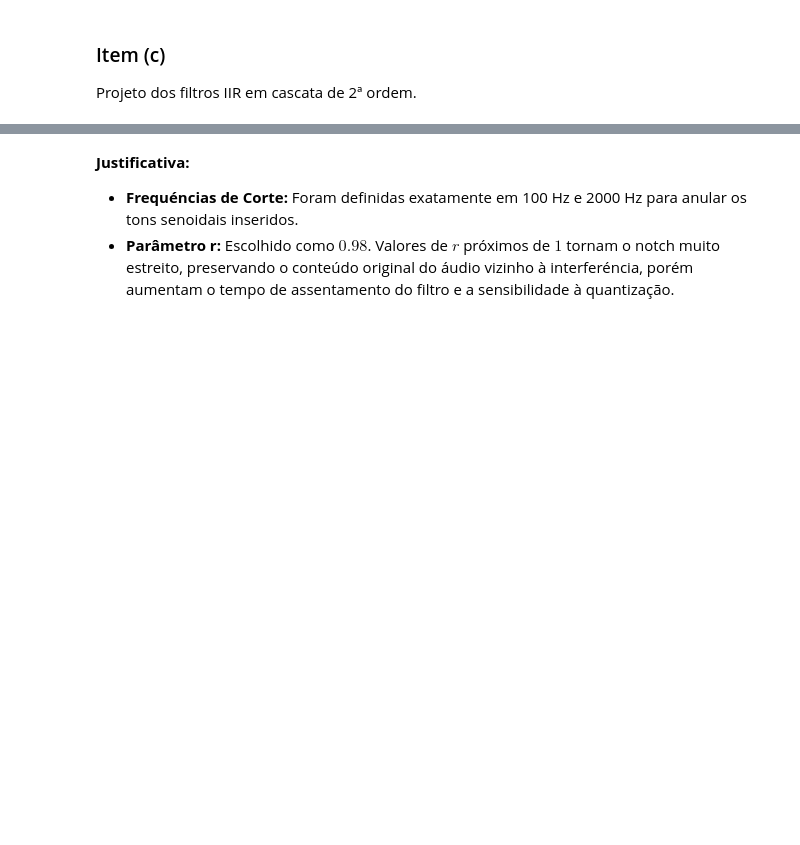
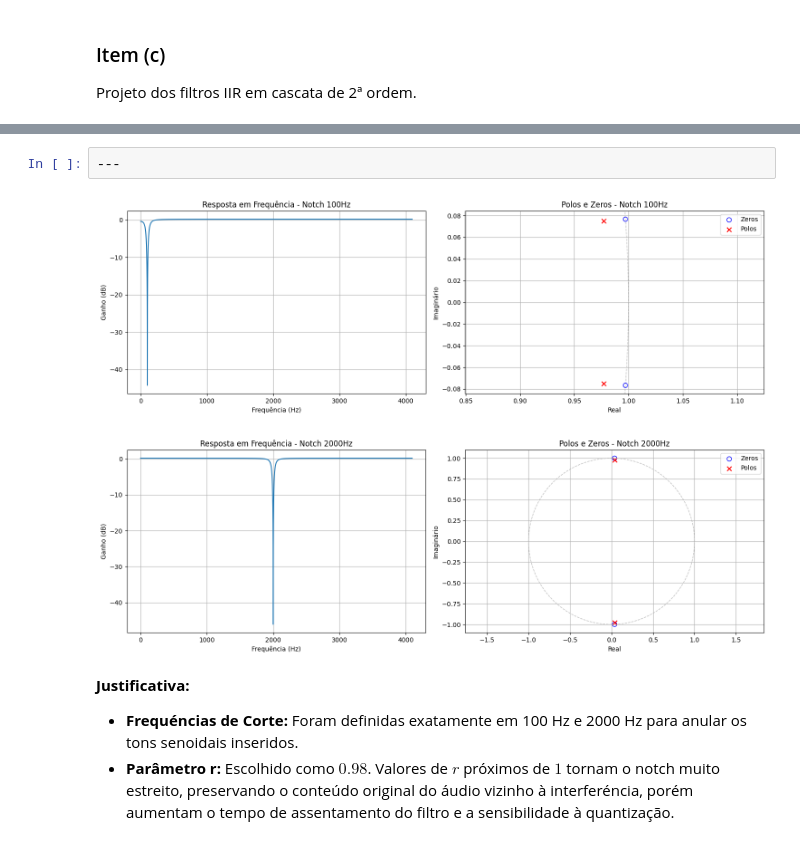
Before and after one commit to FabioFavre/Pratica-6-PROCSIN, a Jupyter notebook: Questão_5.ipynb, the cells around one changed output, grey strips where cells are left out. Cells and saved outputs as stored; diff of their text form; blank space fills up the shorter version.

```diff
--- a/Questão_5.ipynb
+++ b/Questão_5.ipynb
@@ -79,3 +111,8 @@ plot_filter_info(b2, a2, 'Notch 2000Hz')
+# %%
+---
+# %% [output]
+[figure, added]
+[figure, added]
 # %% [markdown]
 **Justificativa:**
 - **Frequéncias de Corte:** Foram definidas exatamente em 100 Hz e 2000 Hz para anular os tons senoidais inseridos.
```
Also changed, not shown: parts of 2 cells of this notebook.
